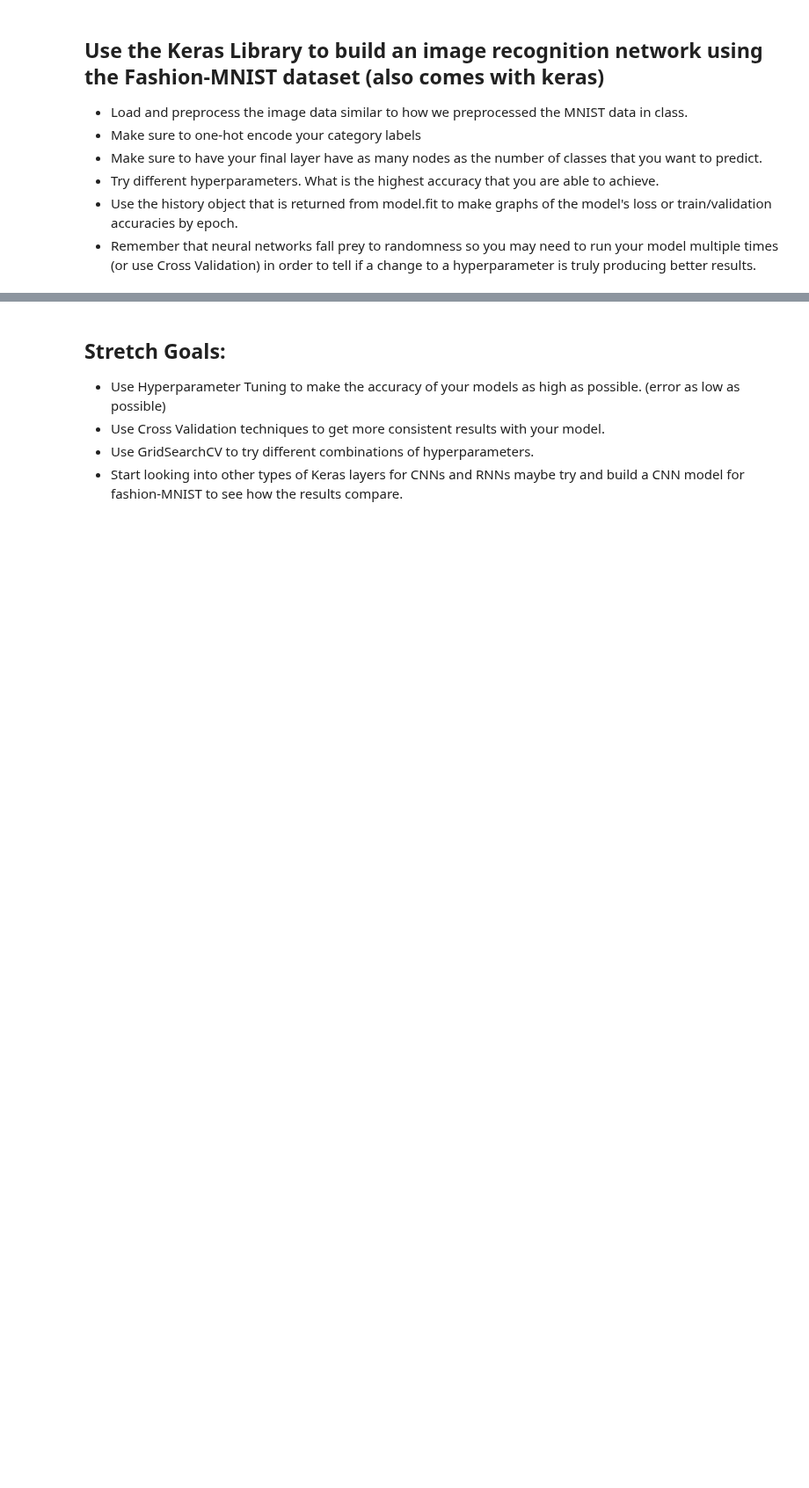
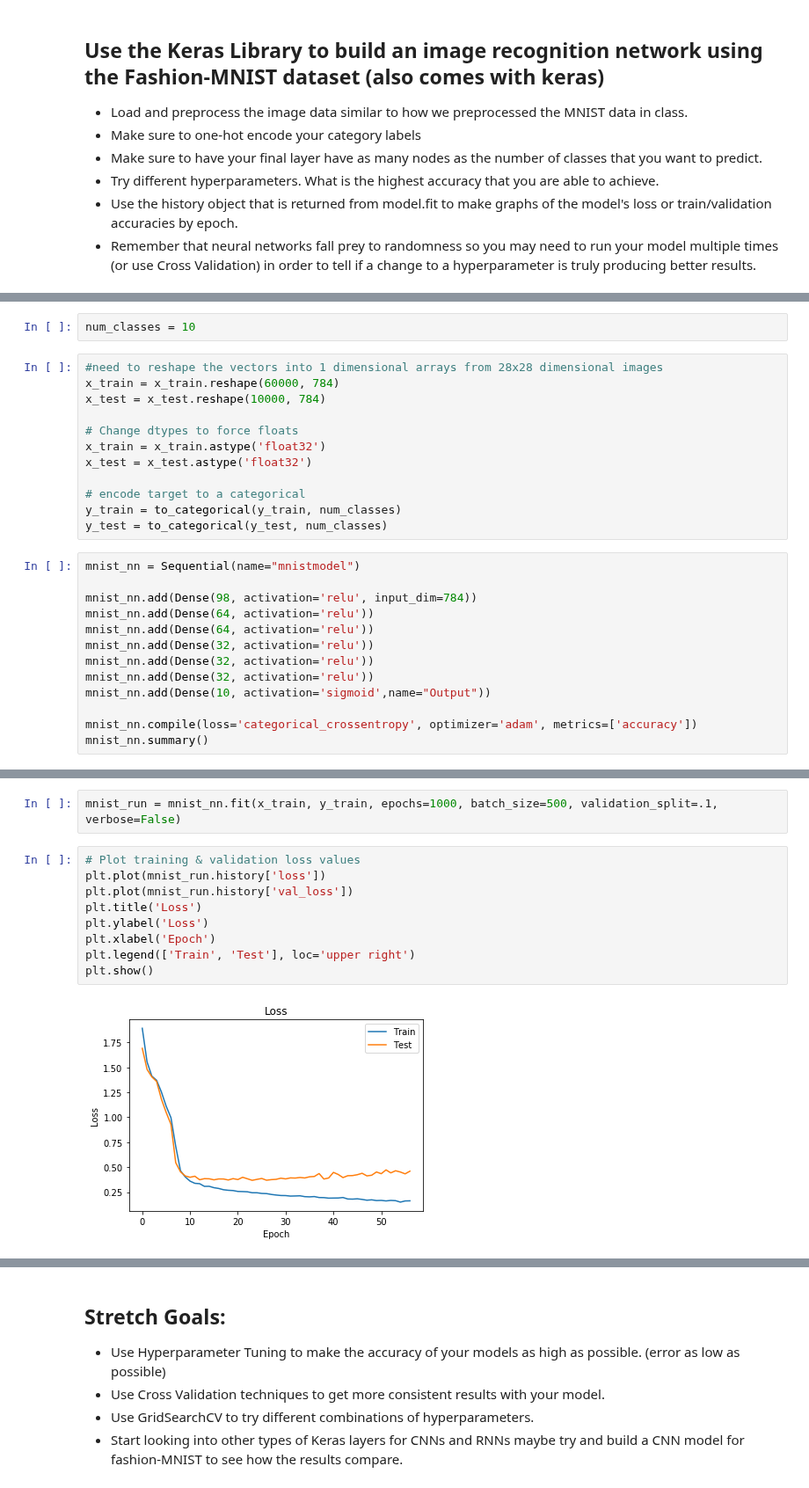
Before and after one commit to bloominstituteoftechnology/DS-Unit-4-Sprint-2-Neural-Networks, a Jupyter notebook: module3-Intro-to-Keras/LS_DS_423_Keras_Assignment.ipynb, the cells around one changed output, grey strips where cells are left out. Shown at 88% size. Drawn from its saved outputs; the diff is of its cells as text; blank space fills up the shorter version.

```diff
--- a/module3-Intro-to-Keras/LS_DS_423_Keras_Assignment.ipynb
+++ b/module3-Intro-to-Keras/LS_DS_423_Keras_Assignment.ipynb
@@ -35,0 +248,27 @@
+# %%
+num_classes = 10
+# %%
+#need to reshape the vectors into 1 dimensional arrays from 28x28 dimensional images
+x_train = x_train.reshape(60000, 784)
+x_test = x_test.reshape(10000, 784)
+
+# Change dtypes to force floats
+x_train = x_train.astype('float32')
+x_test = x_test.astype('float32')
+
+# encode target to a categorical
+y_train = to_categorical(y_train, num_classes)
+y_test = to_categorical(y_test, num_classes)
+# %%
+mnist_nn = Sequential(name="mnistmodel")
+
+mnist_nn.add(Dense(98, activation='relu', input_dim=784))
+mnist_nn.add(Dense(64, activation='relu'))
+mnist_nn.add(Dense(64, activation='relu'))
+mnist_nn.add(Dense(32, activation='relu'))
+mnist_nn.add(Dense(32, activation='relu'))
+mnist_nn.add(Dense(32, activation='relu'))
+mnist_nn.add(Dense(10, activation='sigmoid',name="Output"))
+
+mnist_nn.compile(loss='categorical_crossentropy', optimizer='adam', metrics=['accuracy'])
+mnist_nn.summary()
@@ -35,0 +293,13 @@
+# %%
+mnist_run = mnist_nn.fit(x_train, y_train, epochs=1000, batch_size=500, validation_split=.1,  verbose=False)
+# %%
+# Plot training & validation loss values
+plt.plot(mnist_run.history['loss'])
+plt.plot(mnist_run.history['val_loss'])
+plt.title('Loss')
+plt.ylabel('Loss')
+plt.xlabel('Epoch')
+plt.legend(['Train', 'Test'], loc='upper right')
+plt.show()
+# %% [output]
+[figure, added]
```
Also changed, not shown: parts of 20 cells of this notebook, 1 other file.
